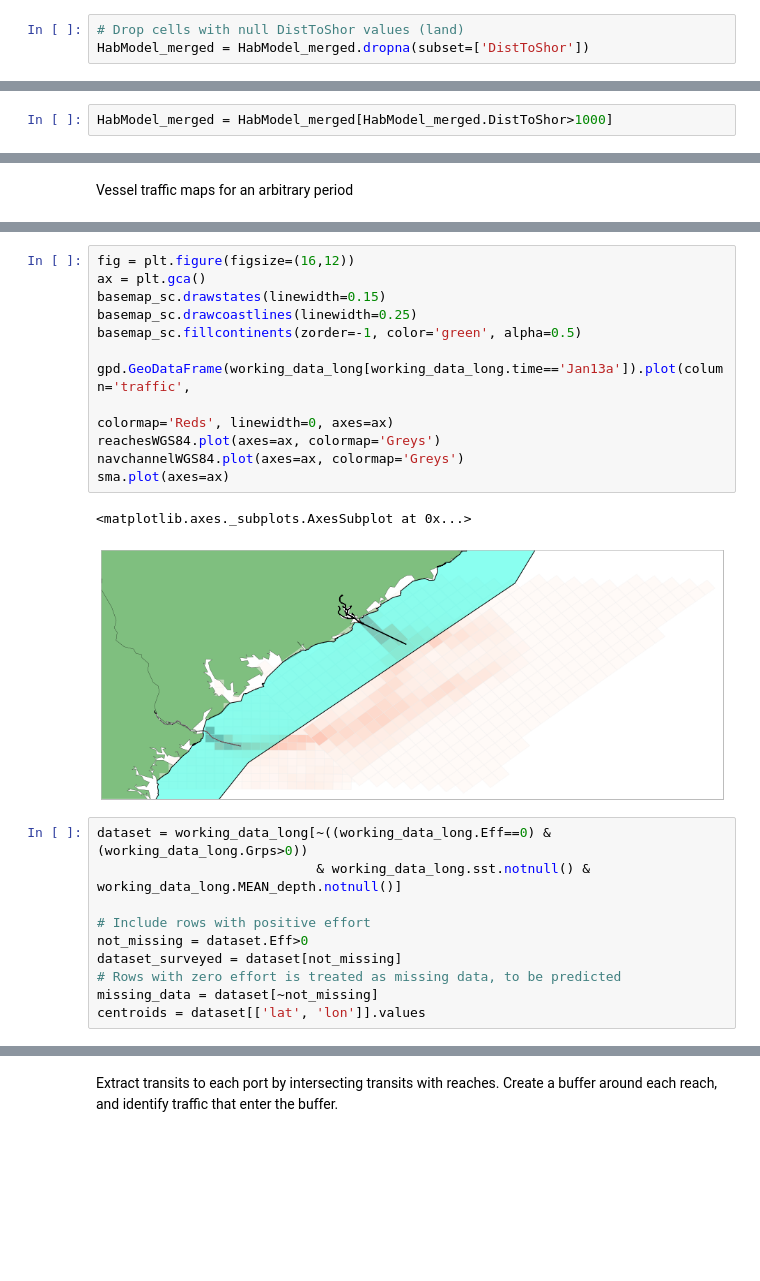
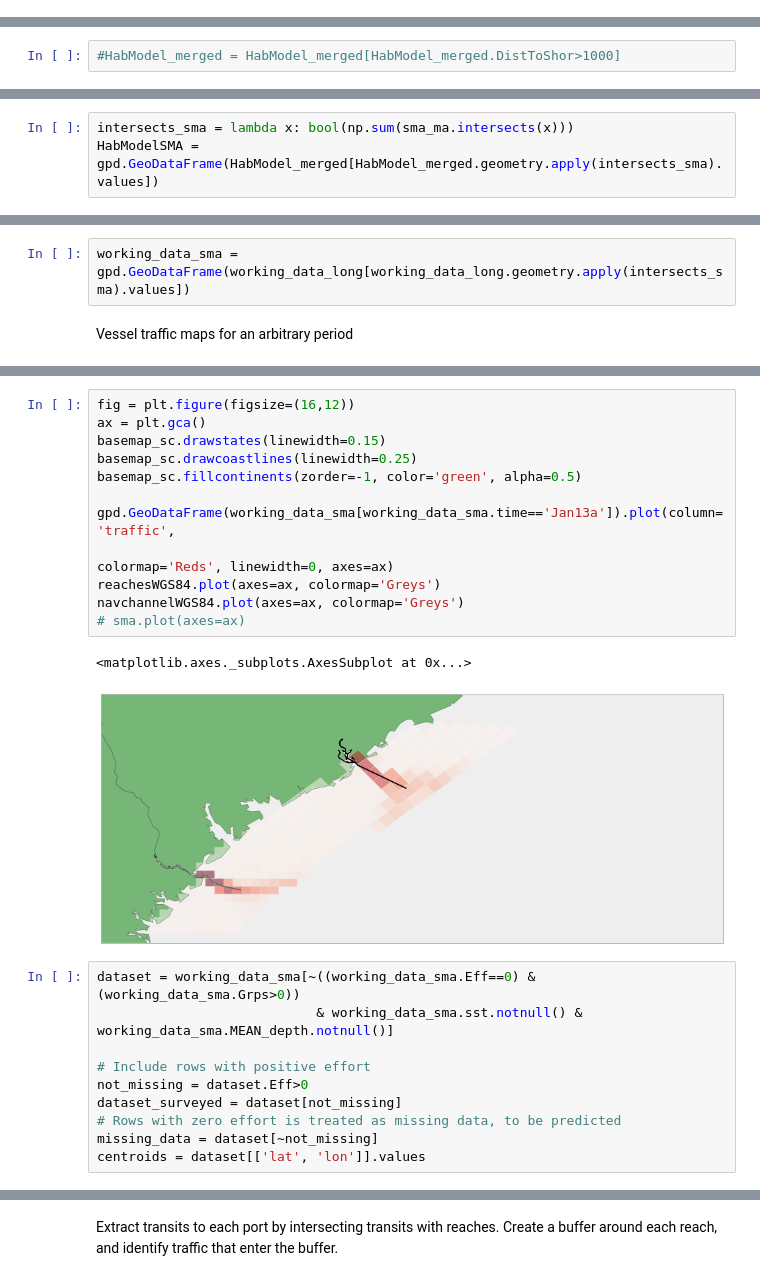
Before and after one commit to fonnesbeck/CharlestonLanesAnalysis, a Jupyter notebook: Charleston Shipping Lanes Analysis.ipynb, the cells around one changed output, grey strips where cells are left out. Drawn from its saved outputs; the diff is of its cells as text; blank space fills up the shorter version.

Commit message:
Progress on partitioning traffic into lanes

```diff
--- a/Charleston Shipping Lanes Analysis.ipynb
+++ b/Charleston Shipping Lanes Analysis.ipynb
@@ -137,8 +141,5 @@ HabModelEnviro_points.geometry = HabModelEnviro_points.geometry.centroid
 # %%
 replace_dict = {c:c[:-1]+c[-1].lower() for c in HabModelSurveySC.columns if c.endswith('A') or c.endswith('B')}
 HabModel_merged = sjoin(HabModelSurveySC.rename(columns=replace_dict), HabModelEnviro_points, how="left")
-# %%
-# Drop cells with null DistToShor values (land)
-HabModel_merged = HabModel_merged.dropna(subset=['DistToShor'])
 # %% [markdown]
 Buffer distance to shore
@@ -145,2 +149,2 @@ Buffer distance to shore
 # %%
-HabModel_merged = HabModel_merged[HabModel_merged.DistToShor>1000]
+#HabModel_merged = HabModel_merged[HabModel_merged.DistToShor>1000]
@@ -146,0 +153,3 @@ HabModel_merged = HabModel_merged[HabModel_merged.DistToShor>1000]
+# %%
+intersects_sma = lambda x: bool(np.sum(sma_ma.intersects(x)))
+HabModelSMA = gpd.GeoDataFrame(HabModel_merged[HabModel_merged.geometry.apply(intersects_sma).values])
@@ -250,3 +266,5 @@ if import_data:
+# %%
+working_data_sma = gpd.GeoDataFrame(working_data_long[working_data_long.geometry.apply(intersects_sma).values])
 # %% [markdown]
 Vessel traffic maps for an arbitrary period
 # %%
@@ -256,21 +274,21 @@ basemap_sc.proj4string
 # %%
 fig = plt.figure(figsize=(16,12))
 ax = plt.gca()
 basemap_sc.drawstates(linewidth=0.15)
 basemap_sc.drawcoastlines(linewidth=0.25)
 basemap_sc.fillcontinents(zorder=-1, color='green', alpha=0.5)
 
-gpd.GeoDataFrame(working_data_long[working_data_long.time=='Jan13a']).plot(column='traffic',
+gpd.GeoDataFrame(working_data_sma[working_data_sma.time=='Jan13a']).plot(column='traffic',
                                                                            colormap='Reds', linewidth=0, axes=ax)
 reachesWGS84.plot(axes=ax, colormap='Greys')
 navchannelWGS84.plot(axes=ax, colormap='Greys')
-sma.plot(axes=ax)
+# sma.plot(axes=ax)
 # %% [output]
 <matplotlib.axes._subplots.AxesSubplot at 0x...>
-[figure, old version]
+[figure, new version]
 # %%
-dataset = working_data_long[~((working_data_long.Eff==0) & (working_data_long.Grps>0))
-                            & working_data_long.sst.notnull() & working_data_long.MEAN_depth.notnull()]
+dataset = working_data_sma[~((working_data_sma.Eff==0) & (working_data_sma.Grps>0))
+                            & working_data_sma.sst.notnull() & working_data_sma.MEAN_depth.notnull()]
 
 # Include rows with positive effort
 not_missing = dataset.Eff>0
```
Also changed, not shown: parts of 35 cells of this notebook.
